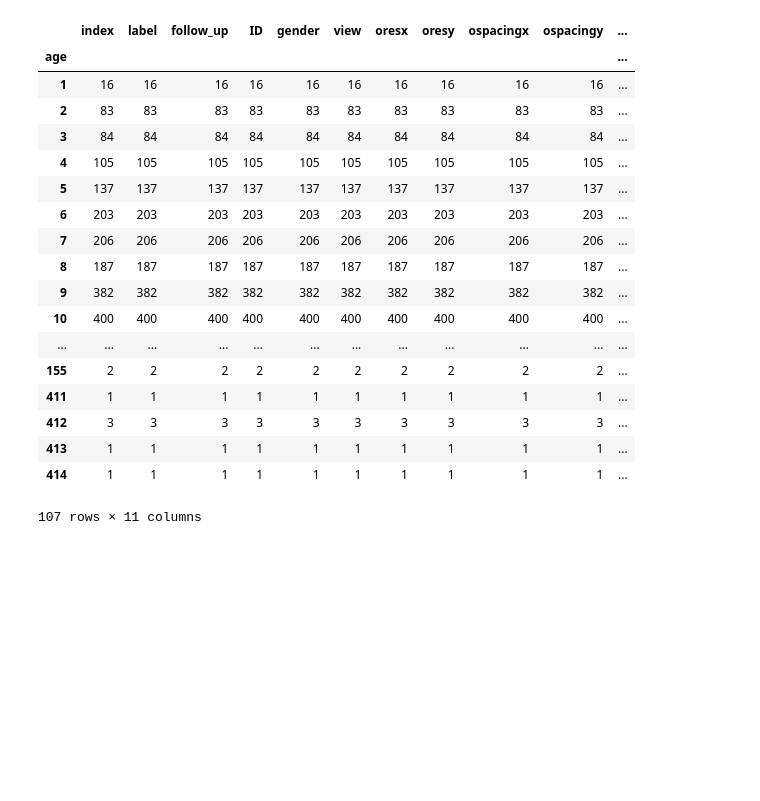
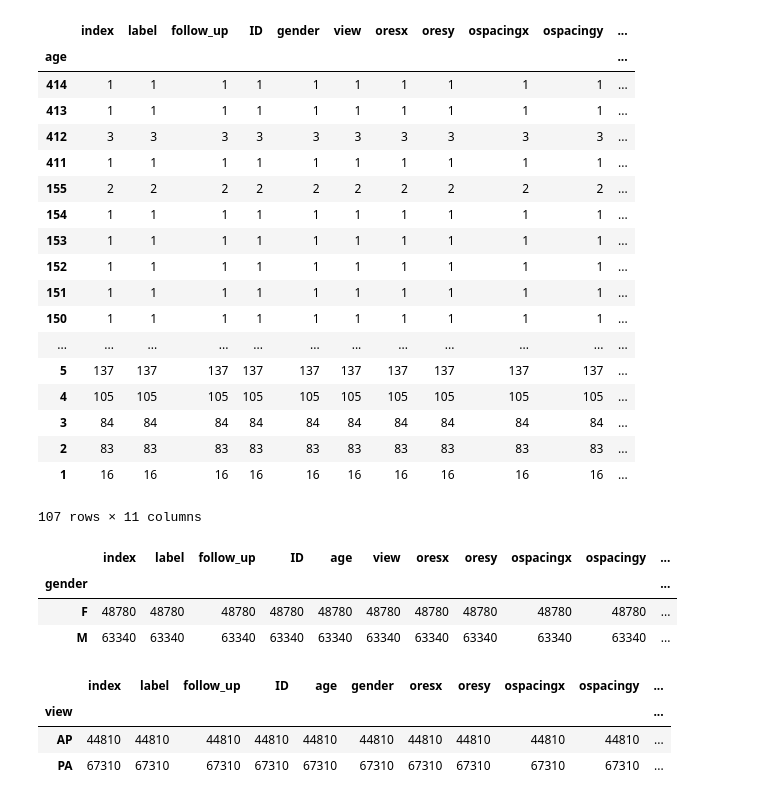
Before and after one commit to abcsFrederick/gan, a Jupyter notebook: scripts/chestxray.ipynb, the cells around one changed output. Cells and saved outputs as stored; diff of their text form; code cells hidden in the pictures; blank space fills up the shorter version.

```diff
--- a/scripts/chestxray.ipynb
+++ b/scripts/chestxray.ipynb
@@ -15,24 +28,39 @@ df.head()
 # %%
 df.groupby('label').count().sort_values(by='index', ascending=False)
+# %%
+df.groupby('age').count().sort_values(by='index')
+df.groupby('age').count().sort_values(by='age', ascending=False)
+# %% [output]
+|  | index | label | follow_up | ID | gender | view | oresx | oresy | ospacingx | ospacingy | ... |
+| age |  |  |  |  |  |  |  |  |  |  | ... |
+| 414 | 1 | 1 | 1 | 1 | 1 | 1 | 1 | 1 | 1 | 1 | ... |
+| 413 | 1 | 1 | 1 | 1 | 1 | 1 | 1 | 1 | 1 | 1 | ... |
+| 412 | 3 | 3 | 3 | 3 | 3 | 3 | 3 | 3 | 3 | 3 | ... |
+| 411 | 1 | 1 | 1 | 1 | 1 | 1 | 1 | 1 | 1 | 1 | ... |
+| 155 | 2 | 2 | 2 | 2 | 2 | 2 | 2 | 2 | 2 | 2 | ... |
+| 154 | 1 | 1 | 1 | 1 | 1 | 1 | 1 | 1 | 1 | 1 | ... |
+| 153 | 1 | 1 | 1 | 1 | 1 | 1 | 1 | 1 | 1 | 1 | ... |
+| 152 | 1 | 1 | 1 | 1 | 1 | 1 | 1 | 1 | 1 | 1 | ... |
+| 151 | 1 | 1 | 1 | 1 | 1 | 1 | 1 | 1 | 1 | 1 | ... |
+| 150 | 1 | 1 | 1 | 1 | 1 | 1 | 1 | 1 | 1 | 1 | ... |
+| ... | ... | ... | ... | ... | ... | ... | ... | ... | ... | ... | ... |
+| 5 | 137 | 137 | 137 | 137 | 137 | 137 | 137 | 137 | 137 | 137 | ... |
+| 4 | 105 | 105 | 105 | 105 | 105 | 105 | 105 | 105 | 105 | 105 | ... |
+| 3 | 84 | 84 | 84 | 84 | 84 | 84 | 84 | 84 | 84 | 84 | ... |
+| 2 | 83 | 83 | 83 | 83 | 83 | 83 | 83 | 83 | 83 | 83 | ... |
+| 1 | 16 | 16 | 16 | 16 | 16 | 16 | 16 | 16 | 16 | 16 | ... |
+107 rows × 11 columns
 # %%
-df.groupby('age').count()
+df.groupby('gender').count()
 # %% [output]
-|  | index | label | follow_up | ID | gender | view | oresx | oresy | ospacingx | ospacingy | ... |
-| age |  |  |  |  |  |  |  |  |  |  | ... |
-| 1 | 16 | 16 | 16 | 16 | 16 | 16 | 16 | 16 | 16 | 16 | ... |
-| 2 | 83 | 83 | 83 | 83 | 83 | 83 | 83 | 83 | 83 | 83 | ... |
-| 3 | 84 | 84 | 84 | 84 | 84 | 84 | 84 | 84 | 84 | 84 | ... |
-| 4 | 105 | 105 | 105 | 105 | 105 | 105 | 105 | 105 | 105 | 105 | ... |
-| 5 | 137 | 137 | 137 | 137 | 137 | 137 | 137 | 137 | 137 | 137 | ... |
-| 6 | 203 | 203 | 203 | 203 | 203 | 203 | 203 | 203 | 203 | 203 | ... |
-| 7 | 206 | 206 | 206 | 206 | 206 | 206 | 206 | 206 | 206 | 206 | ... |
-| 8 | 187 | 187 | 187 | 187 | 187 | 187 | 187 | 187 | 187 | 187 | ... |
-| 9 | 382 | 382 | 382 | 382 | 382 | 382 | 382 | 382 | 382 | 382 | ... |
-| 10 | 400 | 400 | 400 | 400 | 400 | 400 | 400 | 400 | 400 | 400 | ... |
-| ... | ... | ... | ... | ... | ... | ... | ... | ... | ... | ... | ... |
-| 155 | 2 | 2 | 2 | 2 | 2 | 2 | 2 | 2 | 2 | 2 | ... |
-| 411 | 1 | 1 | 1 | 1 | 1 | 1 | 1 | 1 | 1 | 1 | ... |
-| 412 | 3 | 3 | 3 | 3 | 3 | 3 | 3 | 3 | 3 | 3 | ... |
-| 413 | 1 | 1 | 1 | 1 | 1 | 1 | 1 | 1 | 1 | 1 | ... |
-| 414 | 1 | 1 | 1 | 1 | 1 | 1 | 1 | 1 | 1 | 1 | ... |
+|  | index | label | follow_up | ID | age | view | oresx | oresy | ospacingx | ospacingy | ... |
+| gender |  |  |  |  |  |  |  |  |  |  | ... |
+| F | 48780 | 48780 | 48780 | 48780 | 48780 | 48780 | 48780 | 48780 | 48780 | 48780 | ... |
+| M | 63340 | 63340 | 63340 | 63340 | 63340 | 63340 | 63340 | 63340 | 63340 | 63340 | ... |
-107 rows × 11 columns
+# %%
+df.groupby('view').count()
+# %% [output]
+|  | index | label | follow_up | ID | age | gender | oresx | oresy | ospacingx | ospacingy | ... |
+| view |  |  |  |  |  |  |  |  |  |  | ... |
+| AP | 44810 | 44810 | 44810 | 44810 | 44810 | 44810 | 44810 | 44810 | 44810 | 44810 | ... |
+| PA | 67310 | 67310 | 67310 | 67310 | 67310 | 67310 | 67310 | 67310 | 67310 | 67310 | ... |
```
Also changed, not shown: parts of 8 cells of this notebook, 3 other files.
